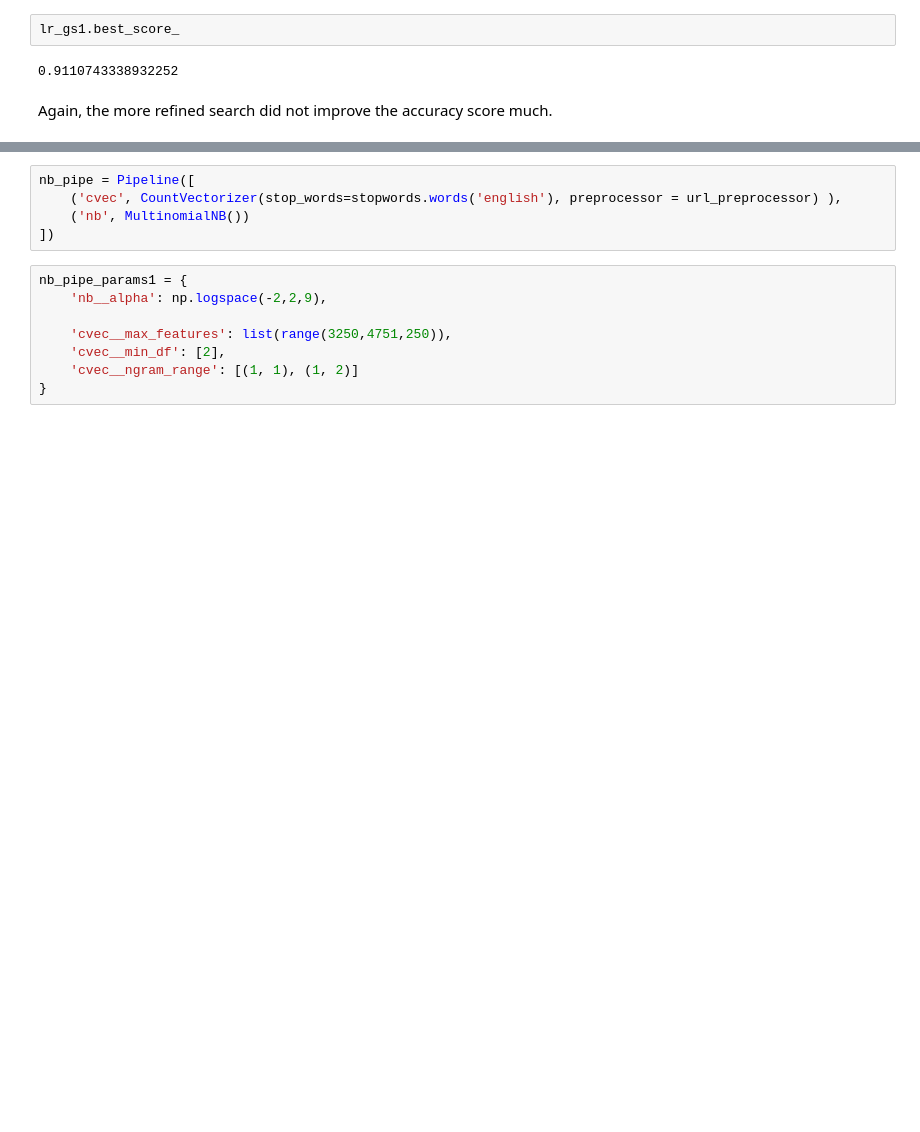
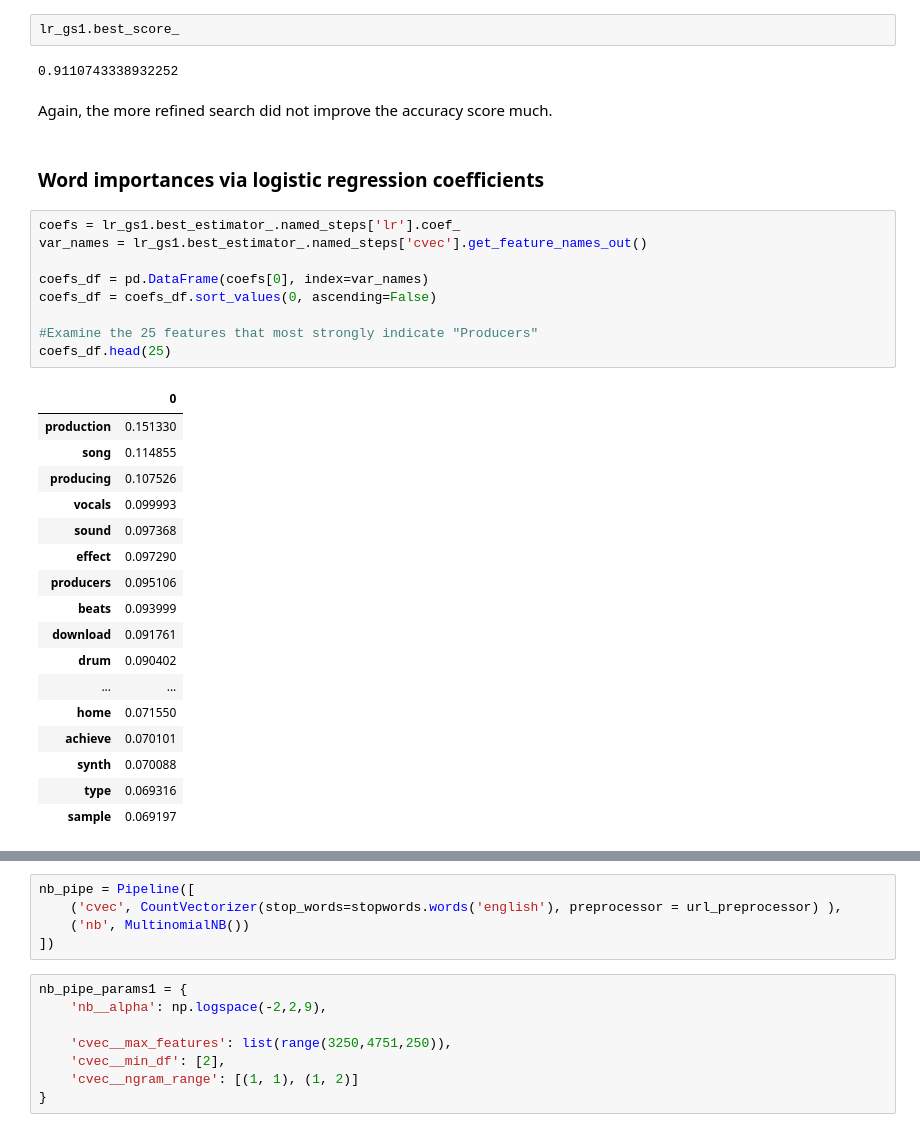
Before and after one commit to simonlazarus/Classifying-Music-Makers-from-Message-Data, a Jupyter notebook: code/04_modeling.ipynb, the cells around one changed output, grey strips where cells are left out. Cells and saved outputs as stored; diff of their text form; blank space fills up the shorter version.

```diff
--- a/code/04_modeling.ipynb
+++ b/code/04_modeling.ipynb
@@ -623,3 +625,32 @@ lr_gs1.best_score_
 0.9110743338932252
 # %% [markdown]
 Again, the more refined search did not improve the accuracy score much.
+# %% [markdown]
+### Word importances via logistic regression coefficients
+# %%
+coefs = lr_gs1.best_estimator_.named_steps['lr'].coef_
+var_names = lr_gs1.best_estimator_.named_steps['cvec'].get_feature_names_out()
+
+coefs_df = pd.DataFrame(coefs[0], index=var_names)
+coefs_df = coefs_df.sort_values(0, ascending=False)
+
+#Examine the 25 features that most strongly indicate "Producers"
+coefs_df.head(25)
+# %% [output]
+|  | 0 |
+| production | 0.151330 |
+| song | 0.114855 |
+| producing | 0.107526 |
+| vocals | 0.099993 |
+| sound | 0.097368 |
+| effect | 0.097290 |
+| producers | 0.095106 |
+| beats | 0.093999 |
+| download | 0.091761 |
+| drum | 0.090402 |
+| ... | ... |
+| home | 0.071550 |
+| achieve | 0.070101 |
+| synth | 0.070088 |
+| type | 0.069316 |
+| sample | 0.069197 |
```
Also changed, not shown: parts of 36 cells of this notebook, 7 other files.
